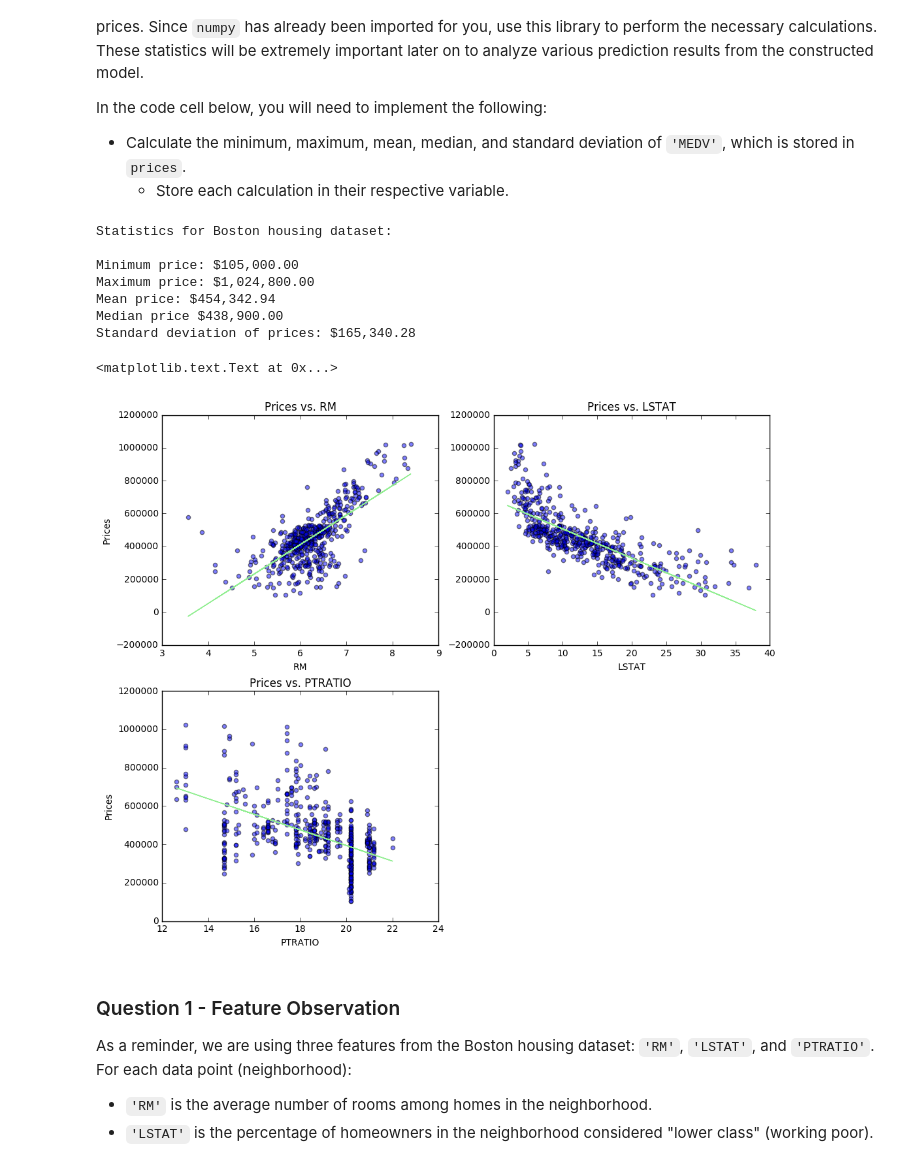
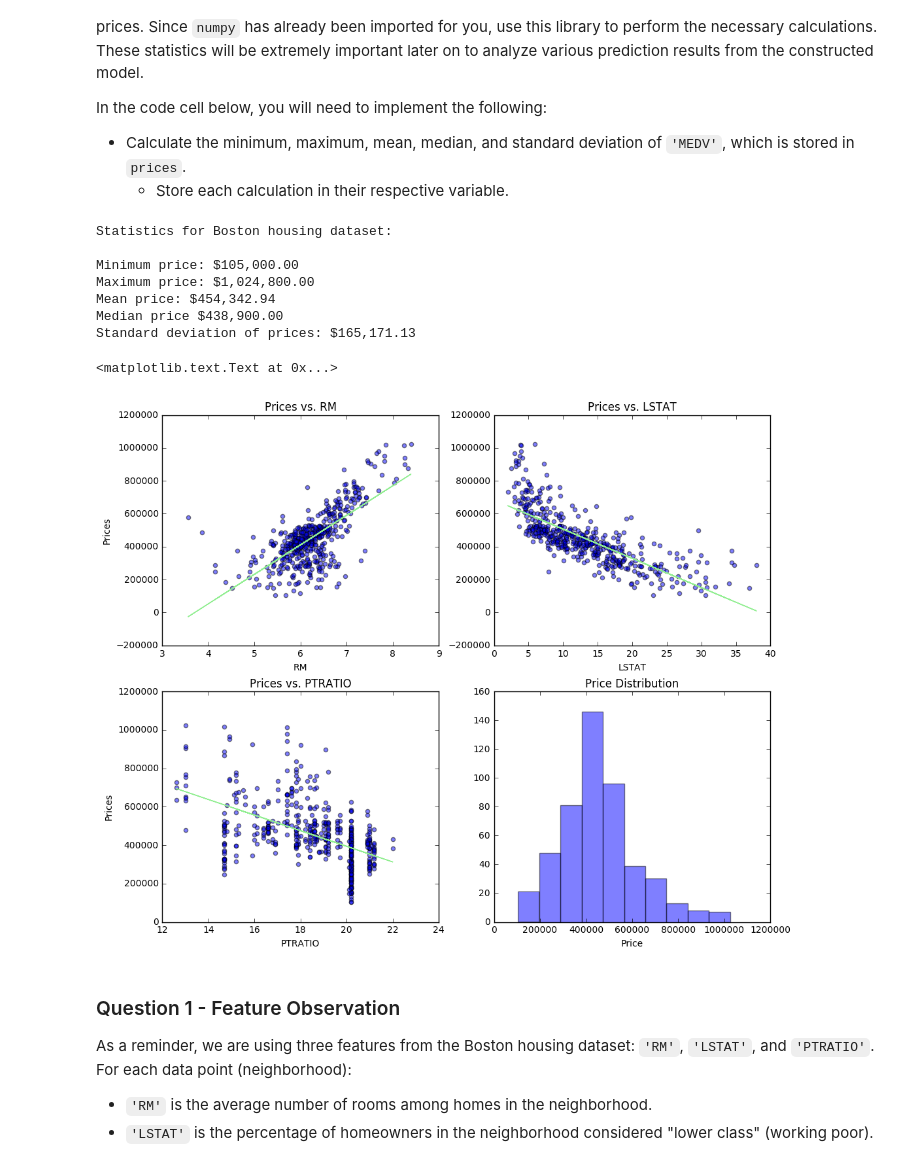
Before and after one commit to rmartinsjr/machine-learning, a Jupyter notebook: boston_housing/boston_housing.ipynb, the cells around one changed output. Saved outputs shown, nothing was run; the diff lists cells and outputs as text; code cells hidden in the pictures.

```diff
--- a/boston_housing/boston_housing.ipynb
+++ b/boston_housing/boston_housing.ipynb
@@ -56,19 +56,19 @@ In the code cell below, you will need to implement the following:
 import matplotlib.pyplot as plt
 
 # TODO: Minimum price of the data
-minimum_price = prices.min()
+minimum_price = np.min(prices)
 
 # TODO: Maximum price of the data
-maximum_price = prices.max()
+maximum_price = np.max(prices)
 
 # TODO: Mean price of the data
-mean_price = prices.mean()
+mean_price = np.mean(prices)
 
 # TODO: Median price of the data
-median_price = prices.median()
+median_price = np.median(prices)
 
 # TODO: Standard deviation of prices of the data
-std_price = prices.std()
+std_price = np.std(prices)
 
 # Show the calculated statistics
 print "Statistics for Boston housing dataset:\n"
@@ -87,35 +87,41 @@ plt.scatter(features['RM'], prices, alpha = 0.5)
 trendline = np.polyfit(features['RM'], prices, deg = 1)
 plt.plot(features['RM'], trendline[0] * features['RM'] + trendline[1], color = 'lightgreen')
 plt.title('Prices vs. RM')
 plt.xlabel('RM')
 plt.ylabel('Prices')
 
 # Plotting LSTAT
 plt.subplot(222)
 plt.scatter(features['LSTAT'], prices, alpha = 0.5)
 trendline = np.polyfit(features['LSTAT'], prices, deg = 1)
 plt.plot(features['LSTAT'], trendline[0] * features['LSTAT'] + trendline[1], color = 'lightgreen')
 plt.title('Prices vs. LSTAT')
 plt.xlabel('LSTAT')
 
 # Plotting PTRATIO
 plt.subplot(223)
 plt.scatter(features['PTRATIO'], prices, alpha = 0.5)
 trendline = np.polyfit(features['PTRATIO'], prices, deg = 1)
 plt.plot(features['PTRATIO'], trendline[0] * features['PTRATIO'] + trendline[1], color = 'lightgreen')
 plt.title('Prices vs. PTRATIO')
 plt.xlabel('PTRATIO')
 plt.ylabel('Prices')
+
+# Price distribution
+plt.subplot(224)
+plt.hist(prices, bins = 10, alpha = 0.5)
+plt.title('Price Distribution')
+plt.xlabel('Price')
 # %% [output]
 Statistics for Boston housing dataset:
 
 Minimum price: $105,000.00
 Maximum price: $1,024,800.00
 Mean price: $454,342.94
 Median price $438,900.00
-Standard deviation of prices: $165,340.28
+Standard deviation of prices: $165,171.13
 <matplotlib.text.Text at 0x...>
-[figure, old version]
+[figure, new version]
 # %% [markdown]
 ### Question 1 - Feature Observation
 As a reminder, we are using three features from the Boston housing dataset: `'RM'`, `'LSTAT'`, and `'PTRATIO'`. For each data point (neighborhood):
```
Also changed, not shown: parts of 2 cells of this notebook, 1 other file.
